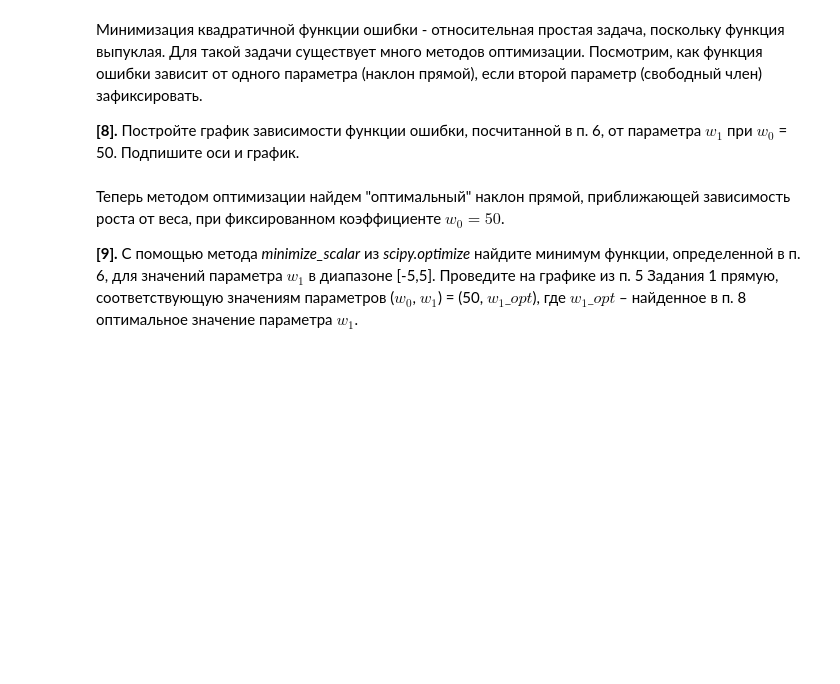
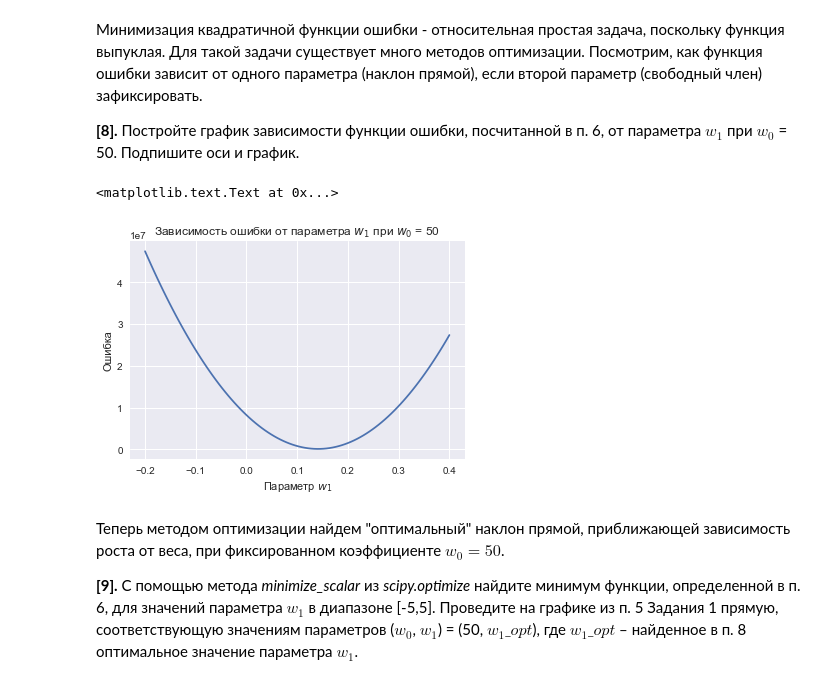
Before and after one commit to adrianoff/ml_coursera, a Jupyter notebook: curs2/week1/peer_review_linreg_height_weight.ipynb, the cells around one changed output. Saved outputs shown, nothing was run; the diff lists cells and outputs as text; code cells hidden in the pictures; blank space fills up the shorter version.

```diff
--- a/curs2/week1/peer_review_linreg_height_weight.ipynb
+++ b/curs2/week1/peer_review_linreg_height_weight.ipynb
@@ -134,3 +148,14 @@ f_err = lambda w0, w1: sum((data['Height'] - (w0 + w1*data['Weight'])) ** 2)
+# %%
+e50 = lambda w1: f_err(50, w1)
+x = np.linspace(-0.2, 0.4, 100)
+y = [e50(w1) for w1 in x]
+plt.plot(x, y)
+plt.xlabel(u'Параметр $w_1$')
+plt.ylabel(u'Ошибка')
+plt.title(u'Зависимость ошибки от параметра $w_1$ при $w_0$ = 50')
+# %% [output]
+<matplotlib.text.Text at 0x...>
+[figure, added]
 # %% [markdown]
 Теперь методом оптимизации найдем "оптимальный" наклон прямой, приближающей зависимость роста от веса, при фиксированном коэффициенте $w_0 = 50$.
 
```
Also changed, not shown: parts of 17 cells of this notebook, 12 other files.
